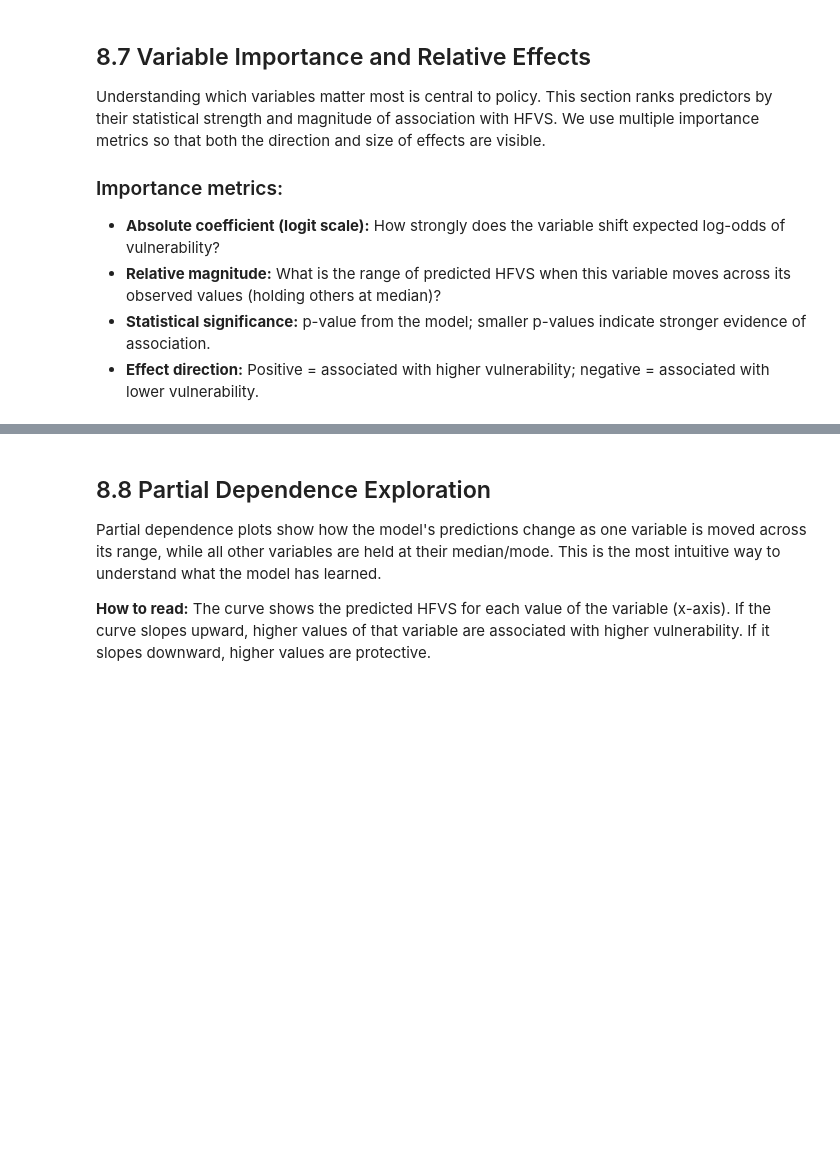
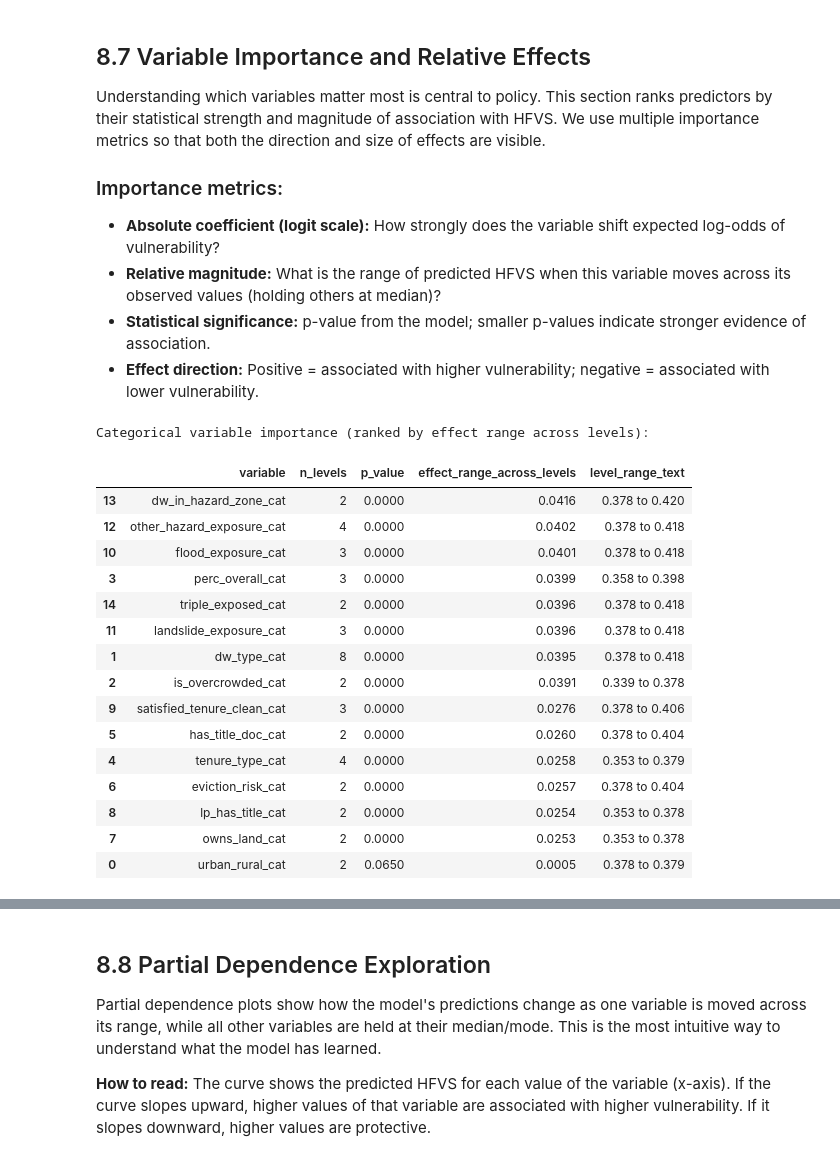
Before and after one commit to VAL-Jerono/statistical-inference-for-big-data, a Jupyter notebook: Statistical_Inference.ipynb, the cells around one changed output, grey strips where cells are left out. Saved outputs shown, nothing was run; the diff lists cells and outputs as text; code cells hidden in the pictures; blank space fills up the shorter version.

Commit message:
Inference

```diff
--- a/Statistical_Inference.ipynb
+++ b/Statistical_Inference.ipynb
@@ -1525,3 +1641,80 @@ Understanding which variables matter most is central to policy. This section ran
 - **Relative magnitude:** What is the range of predicted HFVS when this variable moves across its observed values (holding others at median)?
 - **Statistical significance:** p-value from the model; smaller p-values indicate stronger evidence of association.
 - **Effect direction:** Positive = associated with higher vulnerability; negative = associated with lower vulnerability.
+# %%
+# For categorical variables, compute the range across levels
+categorical_importance = []
+for cat_var in MODEL_CATEGORICAL[:15]:  # Limit to first 15 categorical variables for clarity
+    if cat_var not in model_df.columns:
+        continue
+
+    cat_var_source = cat_var.replace('_cat', '')
+
+    # Get unique category levels
+    levels = model_df[cat_var].dropna().unique()
+    if len(levels) < 2 or len(levels) > 20:  # Skip if too many levels or only one
+        continue
+
+    preds_by_level = {}
+    for level in levels:
+        test_row = base_profile.copy()
+        test_row[cat_var] = str(level)
+        try:
+            pred = float(frac_glm.predict(pd.DataFrame([test_row])).iloc[0])
+            preds_by_level[str(level)] = pred
+        except Exception:
+            pass
+
+    if len(preds_by_level) < 2:
+        continue
+
+    effect_range = max(preds_by_level.values()) - min(preds_by_level.values())
+
+    # Coefficient/p-value lookup: try both the _cat name and the stripped
+    # source name, since the model formula may reference either depending
+    # on how it was specified (C(raw_col) vs C(cat_col))
+    matching_params = [p for p in frac_glm.pvalues.index
+                        if f'C({cat_var})' in str(p) or f'C({cat_var_source})' in str(p)]
+    if matching_params:
+        coef_abs = np.abs(frac_glm.params[matching_params]).max()
+        p_val = np.nanmin([frac_glm.pvalues[p] for p in matching_params])
+    else:
+        coef_abs = np.nan
+        p_val = np.nan
+
+    categorical_importance.append({
+        'variable': cat_var,
+        'variable_type': 'categorical',
+        'n_levels': len(preds_by_level),
+        'abs_coef_logit': coef_abs,
+        'p_value': p_val,
+        'significant_005': 'Yes' if pd.notna(p_val) and p_val < 0.05 else 'No',
+        'effect_range_across_levels': effect_range,
+        'level_range_text': f'{min(preds_by_level.values()):.3f} to {max(preds_by_level.values()):.3f}',
+    })
+
+importance_categorical = pd.DataFrame(categorical_importance)
+if not importance_categorical.empty:
+    importance_categorical = importance_categorical.sort_values('effect_range_across_levels', ascending=False)
+importance_categorical.to_csv(TABS / 'statistical_inference_variable_importance_categorical.csv', index=False)
+
+print('\nCategorical variable importance (ranked by effect range across levels):')
+display(importance_categorical[['variable', 'n_levels', 'p_value', 'effect_range_across_levels', 'level_range_text']].head(15) if not importance_categorical.empty else "No categorical variables produced valid importance estimates.")
+# %% [output]
+Categorical variable importance (ranked by effect range across levels):
+|  | variable | n_levels | p_value | effect_range_across_levels | level_range_text |
+| 13 | dw_in_hazard_zone_cat | 2 | 0.0000 | 0.0416 | 0.378 to 0.420 |
+| 12 | other_hazard_exposure_cat | 4 | 0.0000 | 0.0402 | 0.378 to 0.418 |
+| 10 | flood_exposure_cat | 3 | 0.0000 | 0.0401 | 0.378 to 0.418 |
+| 3 | perc_overall_cat | 3 | 0.0000 | 0.0399 | 0.358 to 0.398 |
+| 14 | triple_exposed_cat | 2 | 0.0000 | 0.0396 | 0.378 to 0.418 |
+| 11 | landslide_exposure_cat | 3 | 0.0000 | 0.0396 | 0.378 to 0.418 |
+| 1 | dw_type_cat | 8 | 0.0000 | 0.0395 | 0.378 to 0.418 |
+| 2 | is_overcrowded_cat | 2 | 0.0000 | 0.0391 | 0.339 to 0.378 |
+| 9 | satisfied_tenure_clean_cat | 3 | 0.0000 | 0.0276 | 0.378 to 0.406 |
+| 5 | has_title_doc_cat | 2 | 0.0000 | 0.0260 | 0.378 to 0.404 |
+| 4 | tenure_type_cat | 4 | 0.0000 | 0.0258 | 0.353 to 0.379 |
+| 6 | eviction_risk_cat | 2 | 0.0000 | 0.0257 | 0.378 to 0.404 |
+| 8 | lp_has_title_cat | 2 | 0.0000 | 0.0254 | 0.353 to 0.378 |
+| 7 | owns_land_cat | 2 | 0.0000 | 0.0253 | 0.353 to 0.378 |
+| 0 | urban_rural_cat | 2 | 0.0650 | 0.0005 | 0.378 to 0.379 |
```
Also changed, not shown: parts of 14 cells of this notebook.
